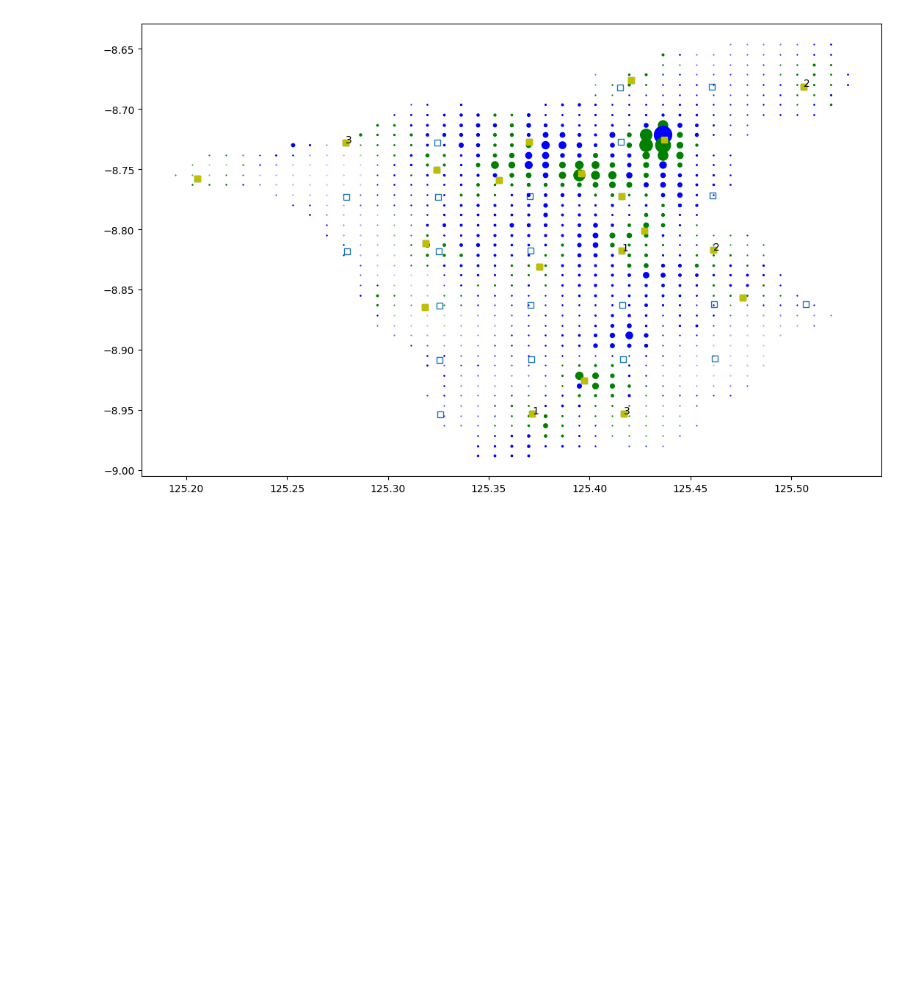
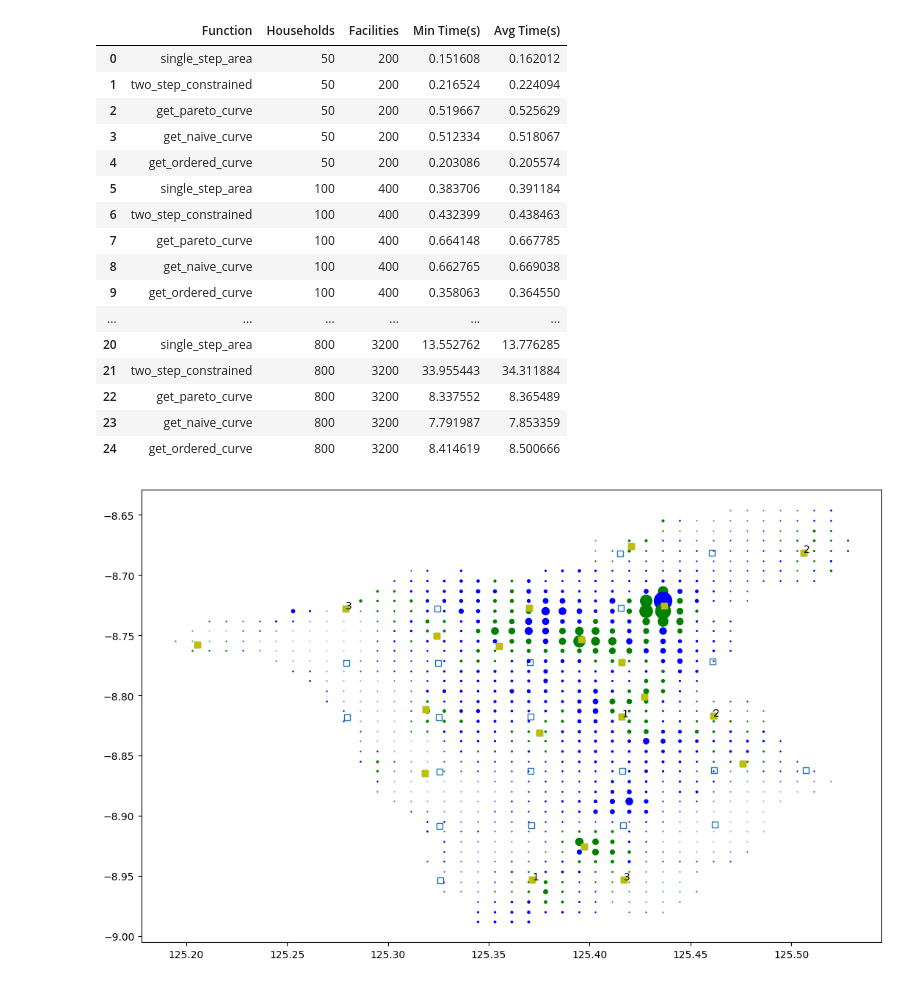
Before and after one commit to Srokusek/ABW-project, a Jupyter notebook: dynamic_models_control.ipynb, the cells around one changed output. Cells and saved outputs as stored; diff of their text form; code cells hidden in the pictures; blank space fills up the shorter version.

```diff
--- a/dynamic_models_control.ipynb
+++ b/dynamic_models_control.ipynb
@@ -28,3 +86,27 @@ yF = locations['Grid_Lat']
+# %%
+params = [(50, 200), (100, 400), (200,800), (400,1600), (800, 3200)]
+#10 000, 40 000, 160 000, 640 000
+
+
+get_solution_times(funcs, params, num_passes=5)
+# %% [output]
+|  | Function | Households | Facilities | Min Time(s) | Avg Time(s) |
+| 0 | single_step_area | 50 | 200 | 0.151608 | 0.162012 |
+| 1 | two_step_constrained | 50 | 200 | 0.216524 | 0.224094 |
+| 2 | get_pareto_curve | 50 | 200 | 0.519667 | 0.525629 |
+| 3 | get_naive_curve | 50 | 200 | 0.512334 | 0.518067 |
+| 4 | get_ordered_curve | 50 | 200 | 0.203086 | 0.205574 |
+| 5 | single_step_area | 100 | 400 | 0.383706 | 0.391184 |
+| 6 | two_step_constrained | 100 | 400 | 0.432399 | 0.438463 |
+| 7 | get_pareto_curve | 100 | 400 | 0.664148 | 0.667785 |
+| 8 | get_naive_curve | 100 | 400 | 0.662765 | 0.669038 |
+| 9 | get_ordered_curve | 100 | 400 | 0.358063 | 0.364550 |
+| ... | ... | ... | ... | ... | ... |
+| 20 | single_step_area | 800 | 3200 | 13.552762 | 13.776285 |
+| 21 | two_step_constrained | 800 | 3200 | 33.955443 | 34.311884 |
+| 22 | get_pareto_curve | 800 | 3200 | 8.337552 | 8.365489 |
+| 23 | get_naive_curve | 800 | 3200 | 7.791987 | 7.853359 |
+| 24 | get_ordered_curve | 800 | 3200 | 8.414619 | 8.500666 |
 # %%
 Z, X, building = single_step_area(distances, homes, locations, periods, per_period, max_distance, open_facilities, vpop)
 Z_constrained, X_constrained, constrained_curve = two_step_constrained(distances, homes, locations, periods, per_period, max_distance, open_facilities, vpop)
```
Also changed, not shown: parts of 4 cells of this notebook.
